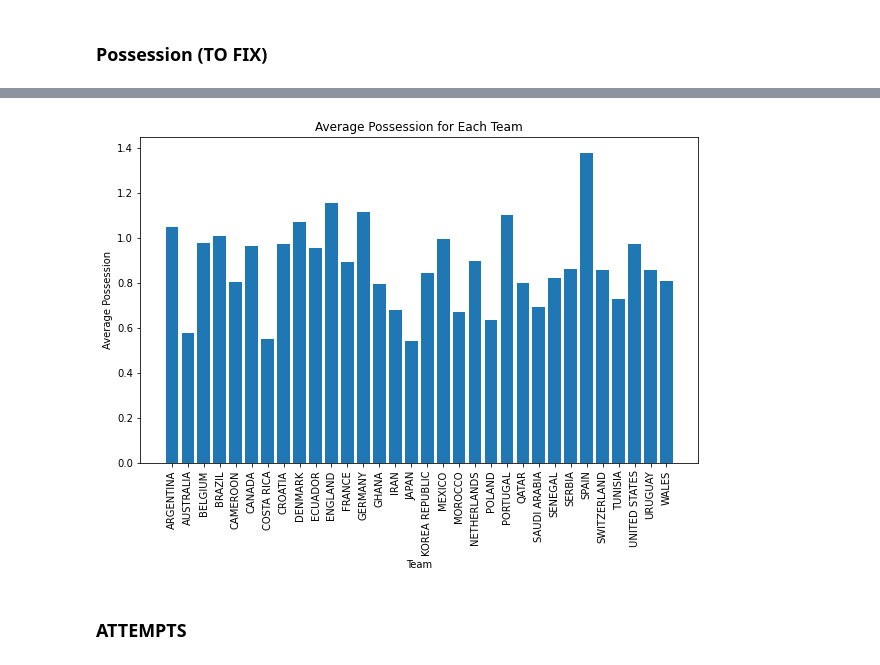
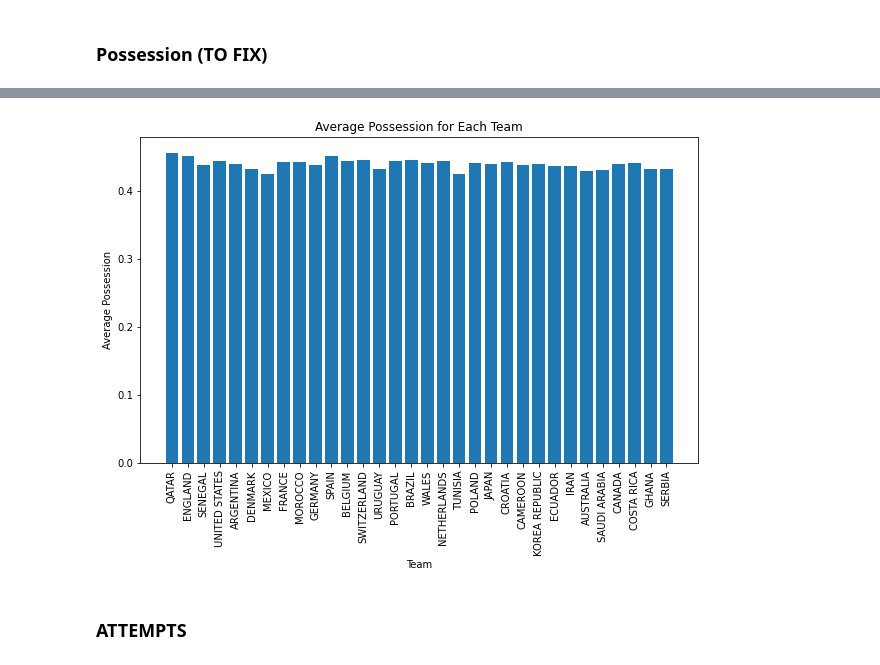
Before and after one commit to DamonLeon/WorldCupDataExploration, a Jupyter notebook: World Cup Analysis.ipynb, the cells around one changed output, grey strips where cells are left out. Saved outputs shown, nothing was run; the diff lists cells and outputs as text; code cells hidden in the pictures.

Commit message:
Adding new possession table

```diff
--- a/World Cup Analysis.ipynb
+++ b/World Cup Analysis.ipynb
@@ -219,8 +217,3 @@ plt.show()
 [figure]
 # %% [markdown]
 ### Possession (TO FIX)
-# %%
-team_possession = df.groupby('team1')['possession team1'].mean().reset_index()
-team_possession.columns = ['Team', 'Average Possession']
-
-team_possession['Average Possession'] += df.groupby('team2')['possession team2'].mean().reset_index()['possession team2']
@@ -228,0 +220,13 @@ DataError: No numeric types to aggregate
+# %%
+average_possession_df = pd.DataFrame()
+
+teams = pd.concat([df['team1'], df['team2']]).unique()
+
+# Calculate the average possession for each team
+for team in teams:
+    team_possession = df[(df['team1'] == team) | (df['team2'] == team)]
+    average_possession = team_possession[['possession team1', 'possession team2']].mean().mean()
+    average_possession_df = average_possession_df.append({'Team': team, 'Average Possession': average_possession}, ignore_index=True)
+
+# Display the table of average possession for each team
+average_possession_df.head(32)
@@ -229,12 +251,12 @@ DataError: No numeric types to aggregate
 # %%
 plt.figure(figsize=(10,6))
-plt.bar(team_possession['Team'], team_possession['Average Possession'])
+plt.bar(average_possession_df['Team'], average_possession_df['Average Possession'])
 plt.xlabel('Team')
 plt.ylabel('Average Possession')
 plt.title('Average Possession for Each Team')
 plt.xticks(rotation=90)
 plt.show()
 # %% [output]
-[figure, old version]
+[figure, new version]
 # %% [markdown]
 ### ATTEMPTS
```
Also changed, not shown: parts of 11 cells of this notebook, 1 other file.
